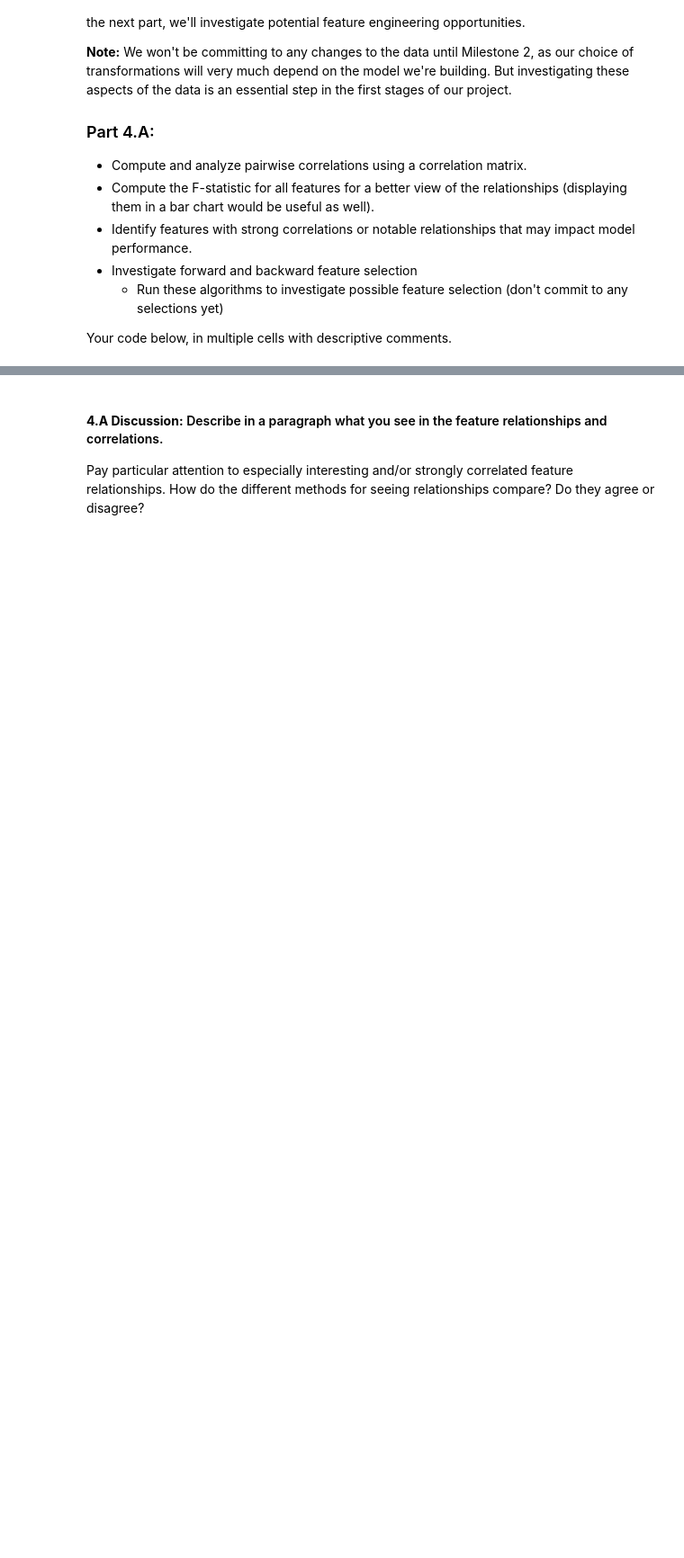
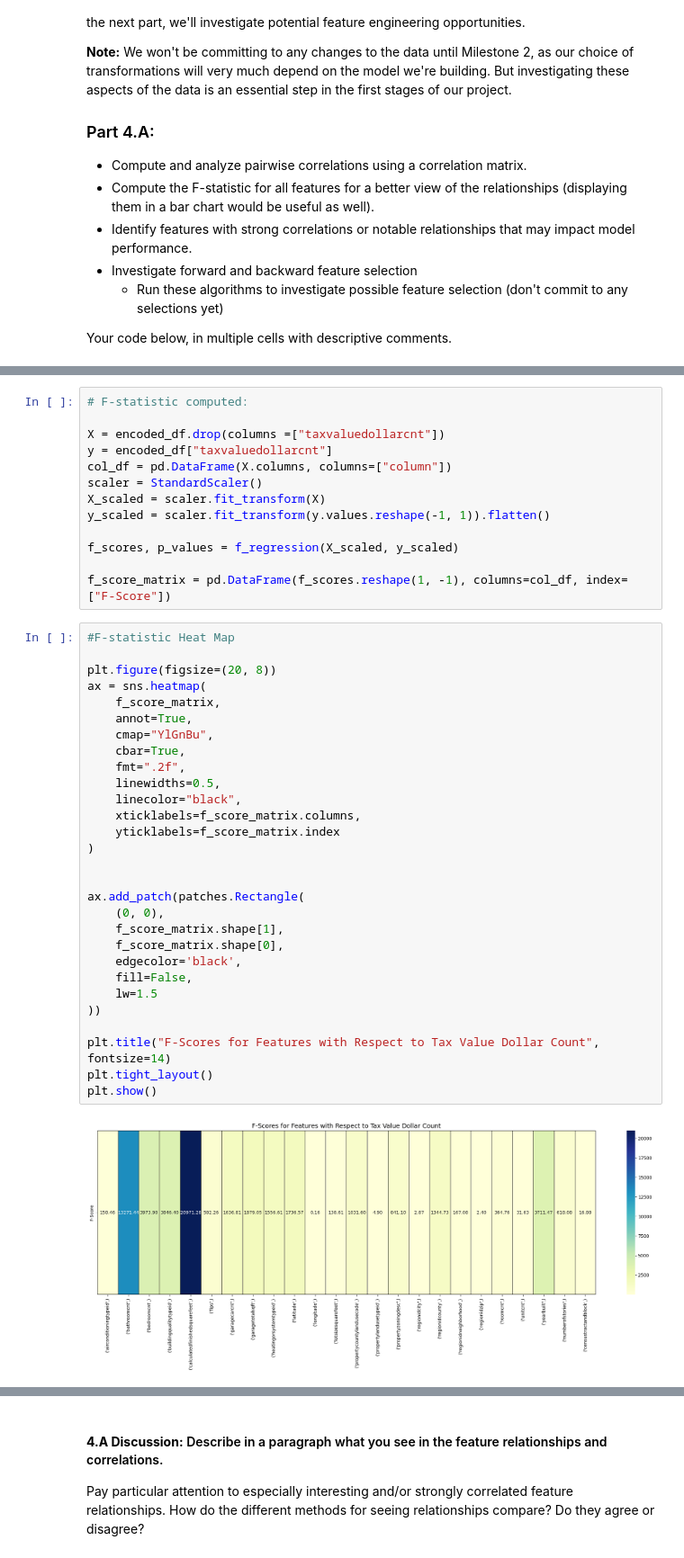
Before and after one commit to Thyde-027/DX603-Milestone-Projects, a Jupyter notebook: Milestone_01.ipynb, the cells around one changed output, grey strips where cells are left out. Shown at 90% size. Cells and saved outputs as stored; diff of their text form; blank space fills up the shorter version.

```diff
--- a/Milestone_01.ipynb
+++ b/Milestone_01.ipynb
@@ -1008,0 +1022,44 @@ Your code below, in multiple cells with descriptive comments.
+# %%
+# F-statistic computed:
+
+X = encoded_df.drop(columns =["taxvaluedollarcnt"])
+y = encoded_df["taxvaluedollarcnt"]
+col_df = pd.DataFrame(X.columns, columns=["column"])
+scaler = StandardScaler()
+X_scaled = scaler.fit_transform(X)
+y_scaled = scaler.fit_transform(y.values.reshape(-1, 1)).flatten()
+
+f_scores, p_values = f_regression(X_scaled, y_scaled)
+
+f_score_matrix = pd.DataFrame(f_scores.reshape(1, -1), columns=col_df, index=["F-Score"])
+# %%
+#F-statistic Heat Map
+
+plt.figure(figsize=(20, 8))
+ax = sns.heatmap(
+    f_score_matrix,
+    annot=True,
+    cmap="YlGnBu",
+    cbar=True,
+    fmt=".2f",
+    linewidths=0.5,
+    linecolor="black",
+    xticklabels=f_score_matrix.columns,
+    yticklabels=f_score_matrix.index
+)
+
+
+ax.add_patch(patches.Rectangle(
+    (0, 0),
+    f_score_matrix.shape[1],
+    f_score_matrix.shape[0],
+    edgecolor='black',
+    fill=False,
+    lw=1.5
+))
+
+plt.title("F-Scores for Features with Respect to Tax Value Dollar Count", fontsize=14)
+plt.tight_layout()
+plt.show()
+# %% [output]
+[figure, added]
```
Also changed, not shown: parts of 11 cells of this notebook.
